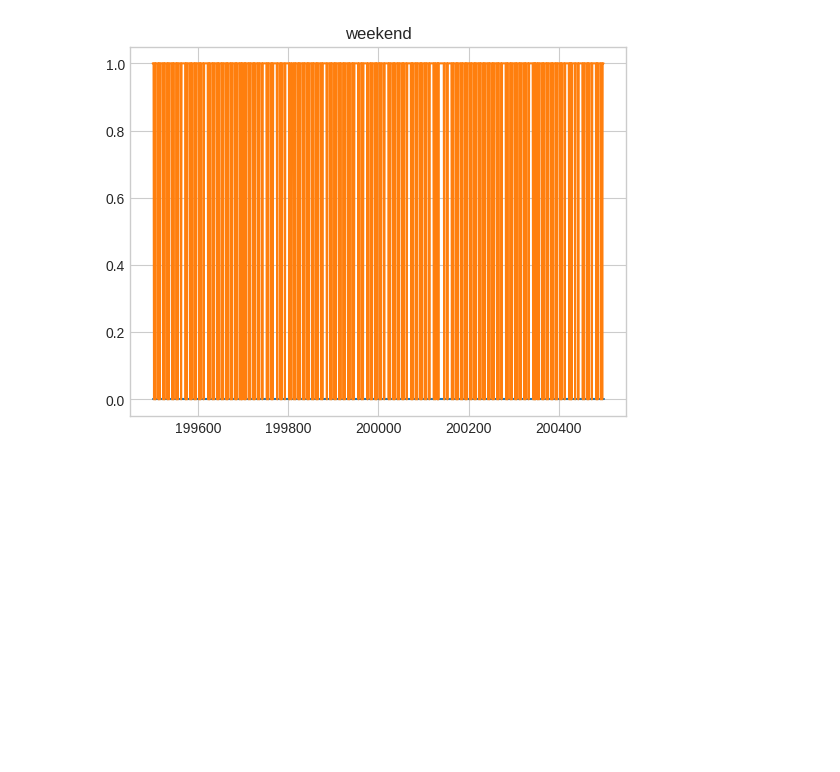
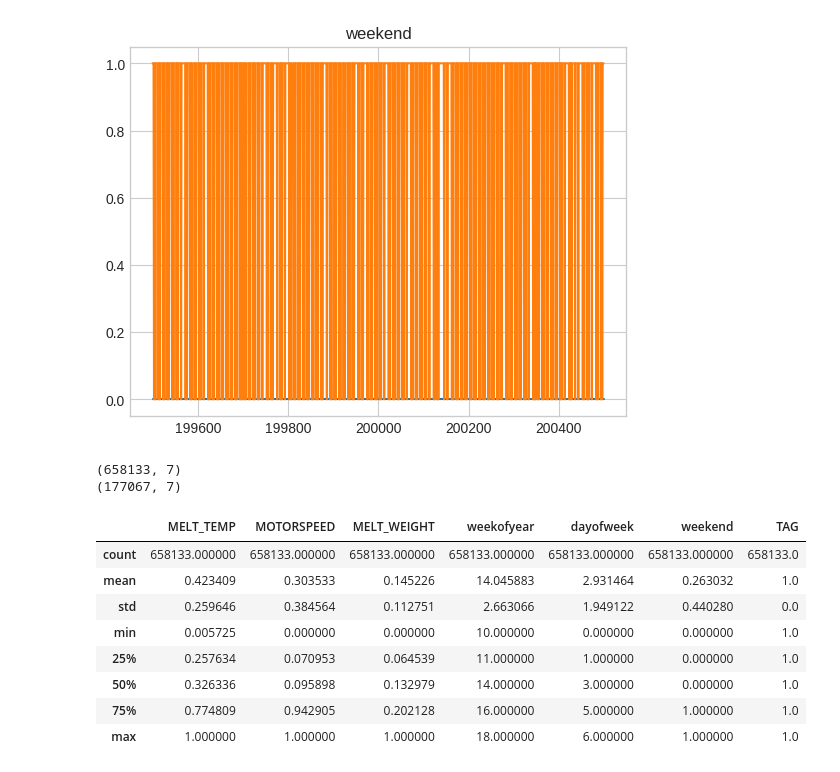
Before and after one commit to min0355/mx_competition, a Jupyter notebook: code/pretrained_model.ipynb, the cells around one changed output. Cells and saved outputs as stored; diff of their text form; code cells hidden in the pictures; blank space fills up the shorter version.

```diff
--- a/code/pretrained_model.ipynb
+++ b/code/pretrained_model.ipynb
@@ -152,3 +152,27 @@ for col in X.columns:
 [figure]
 [figure]
 [figure]
+# %%
+X['TAG'] = y['TAG']
+
+normal = X[X['TAG'] == 1]
+anomaly = X[X['TAG'] == 0]
+
+print(normal.shape)
+print(anomaly.shape)
+# %% [output]
+(658133, 7)
+(177067, 7)
+# %%
+# 정상과 비 정상의 통계 정보
+normal.describe()
+# %% [output]
+|  | MELT_TEMP | MOTORSPEED | MELT_WEIGHT | weekofyear | dayofweek | weekend | TAG |
+| count | 658133.000000 | 658133.000000 | 658133.000000 | 658133.000000 | 658133.000000 | 658133.000000 | 658133.0 |
+| mean | 0.423409 | 0.303533 | 0.145226 | 14.045883 | 2.931464 | 0.263032 | 1.0 |
+| std | 0.259646 | 0.384564 | 0.112751 | 2.663066 | 1.949122 | 0.440280 | 0.0 |
+| min | 0.005725 | 0.000000 | 0.000000 | 10.000000 | 0.000000 | 0.000000 | 1.0 |
+| 25% | 0.257634 | 0.070953 | 0.064539 | 11.000000 | 1.000000 | 0.000000 | 1.0 |
+| 50% | 0.326336 | 0.095898 | 0.132979 | 14.000000 | 3.000000 | 0.000000 | 1.0 |
+| 75% | 0.774809 | 0.942905 | 0.202128 | 16.000000 | 5.000000 | 1.000000 | 1.0 |
+| max | 1.000000 | 1.000000 | 1.000000 | 18.000000 | 6.000000 | 1.000000 | 1.0 |
```
Also changed, not shown: parts of 2 cells of this notebook.
